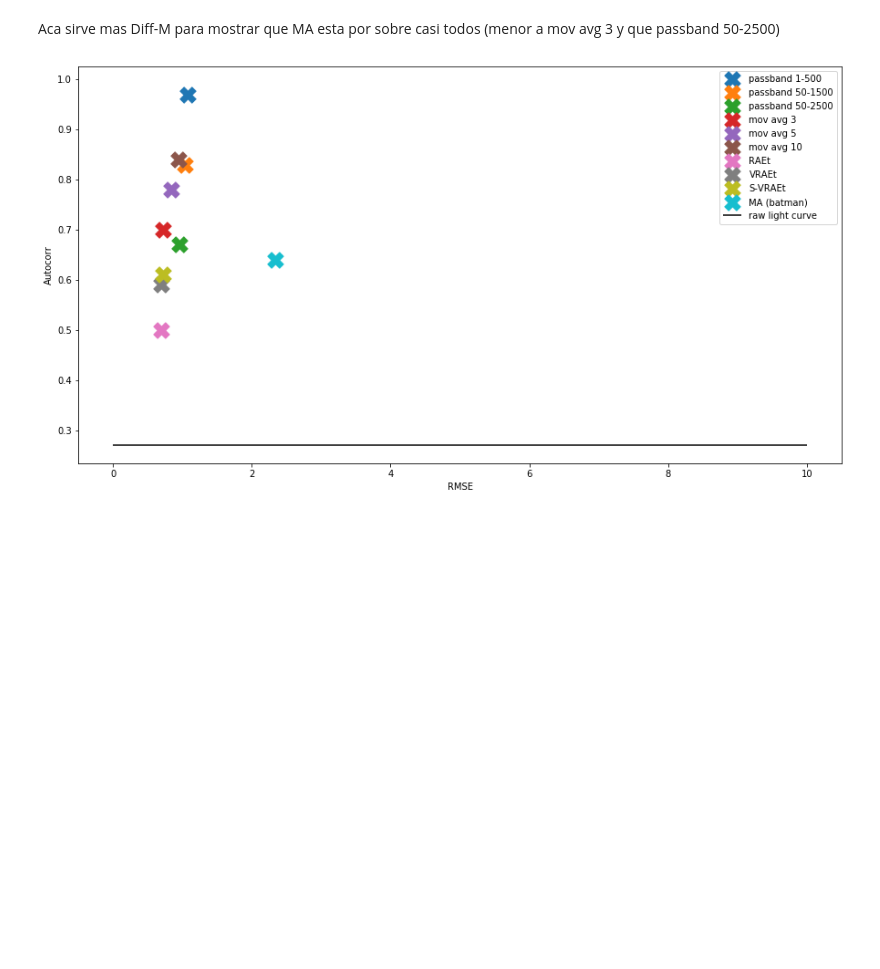
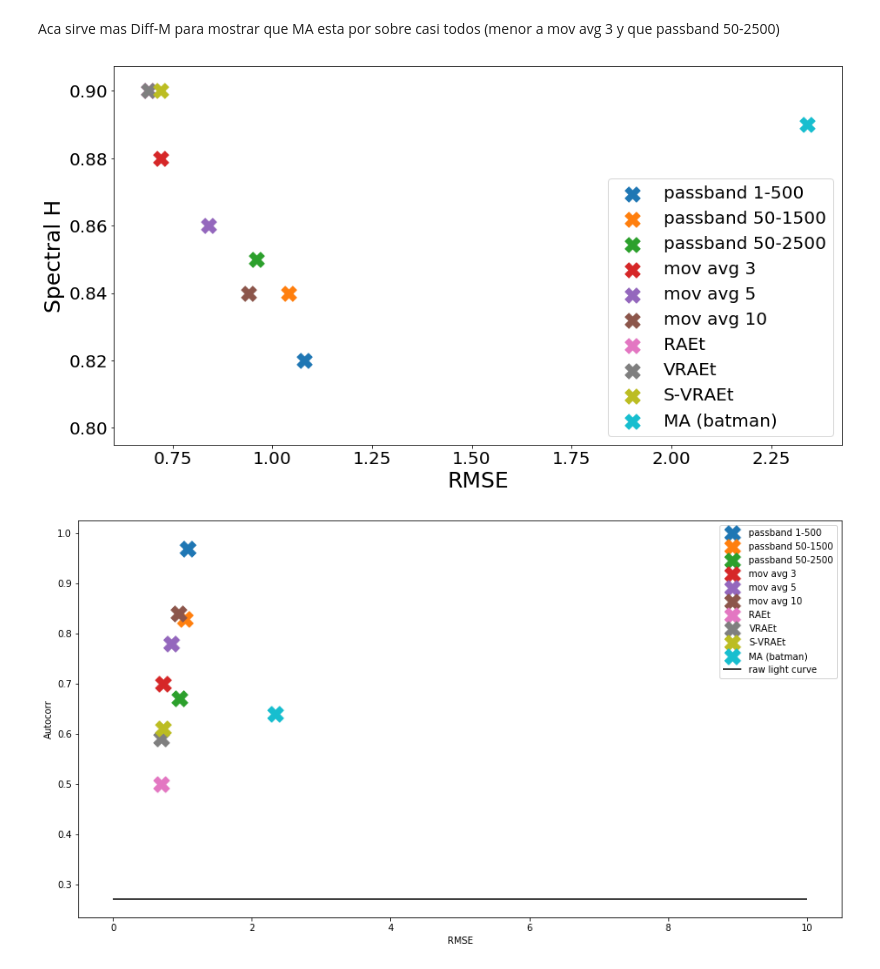
Before and after one commit to harel-coffee/PIIC19-auto, a Jupyter notebook: code/obj4/Plot_Results.ipynb, the cells around one changed output. Drawn from its saved outputs; the diff is of its cells as text; code cells hidden in the pictures; blank space fills up the shorter version.

```diff
--- a/code/obj4/Plot_Results.ipynb
+++ b/code/obj4/Plot_Results.ipynb
@@ -148,7 +164,7 @@ plt.show()
 # %% [markdown]
 ## ADD M-A
 # %%
-dic_baseline["MA (batman)"] = {values[0]: 2.34, values[1]: 0.63, values[2]: 0.64, values[3]: 0.22, values[4]:0.18}
+dic_baseline["MA (batman)"] = {values[0]: 2.34, values[1]: 0.63, values[2]: 0.64, values[3]: 0.22, values[4]:0.89}
 methods = list(dic_baseline.keys())#[-3:]
 methods
 # %% [output]
@@ -190,6 +206,19 @@ plt.show()
 [figure]
 # %% [markdown]
 Aca sirve mas Diff-M para mostrar que MA esta por sobre casi todos (menor a mov avg 3 y que passband 50-2500)
+# %%
+ejex = "RMSE"
+ejey = "Spectral H" #inverso a smoothness
+
+plt.figure(figsize=(15,8))
+for value in methods:
+    plt.scatter(dic_baseline[value][ejex], dic_baseline[value][ejey], label=value, s=300, marker="X")
+plt.xlabel(ejex)
+plt.ylabel(ejey)
+plt.legend()
+plt.show()
+# %% [output]
+[figure, added]
 # %%
 ejex = "RMSE"
 ejey = "Autocorr" #correlacion de curva: smoothness
```
Also changed, not shown: parts of 10 cells of this notebook, 6 other files.
